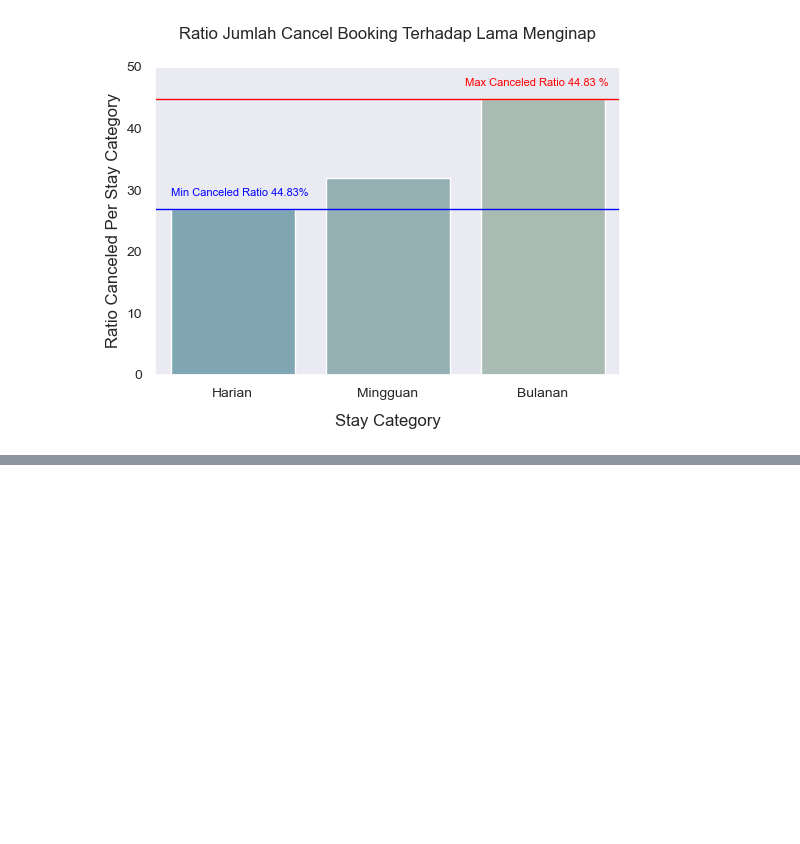
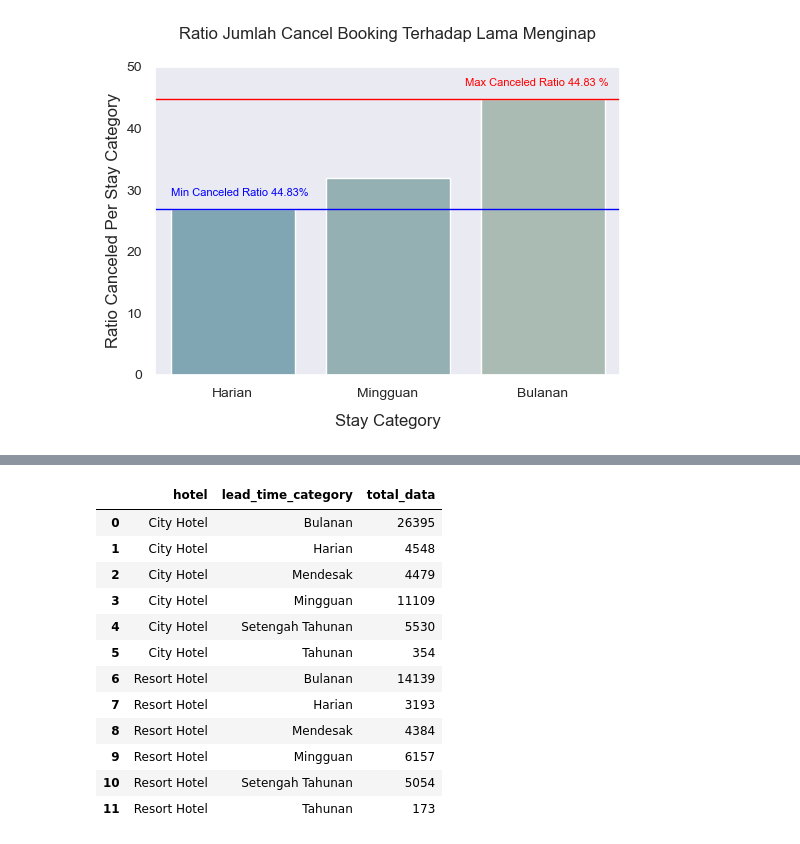
Before and after one commit to JodhiKrisantus/Investigate-Business-Hotel-using-Data-Visualization, a Jupyter notebook: Investigate Hotel Business Data Visualization-Jodhi.ipynb, the cells around one changed output, grey strips where cells are left out. Saved outputs shown, nothing was run; the diff lists cells and outputs as text; code cells hidden in the pictures; blank space fills up the shorter version.

```diff
--- a/Investigate Hotel Business Data Visualization-Jodhi.ipynb
+++ b/Investigate Hotel Business Data Visualization-Jodhi.ipynb
@@ -641,0 +700,18 @@ plt.axhline(y=min_ratio, lw=1, color ='blue')
+# %%
+df_lead_time_total =  df_lead_time.groupby(['hotel','lead_time_category'])[['index']].count().reset_index()
+df_lead_time_total.columns=['hotel','lead_time_category','total_data']
+df_lead_time_total
+# %% [output]
+|  | hotel | lead_time_category | total_data |
+| 0 | City Hotel | Bulanan | 26395 |
+| 1 | City Hotel | Harian | 4548 |
+| 2 | City Hotel | Mendesak | 4479 |
+| 3 | City Hotel | Mingguan | 11109 |
+| 4 | City Hotel | Setengah Tahunan | 5530 |
+| 5 | City Hotel | Tahunan | 354 |
+| 6 | Resort Hotel | Bulanan | 14139 |
+| 7 | Resort Hotel | Harian | 3193 |
+| 8 | Resort Hotel | Mendesak | 4384 |
+| 9 | Resort Hotel | Mingguan | 6157 |
+| 10 | Resort Hotel | Setengah Tahunan | 5054 |
+| 11 | Resort Hotel | Tahunan | 173 |
```
Also changed, not shown: parts of 15 cells of this notebook.
